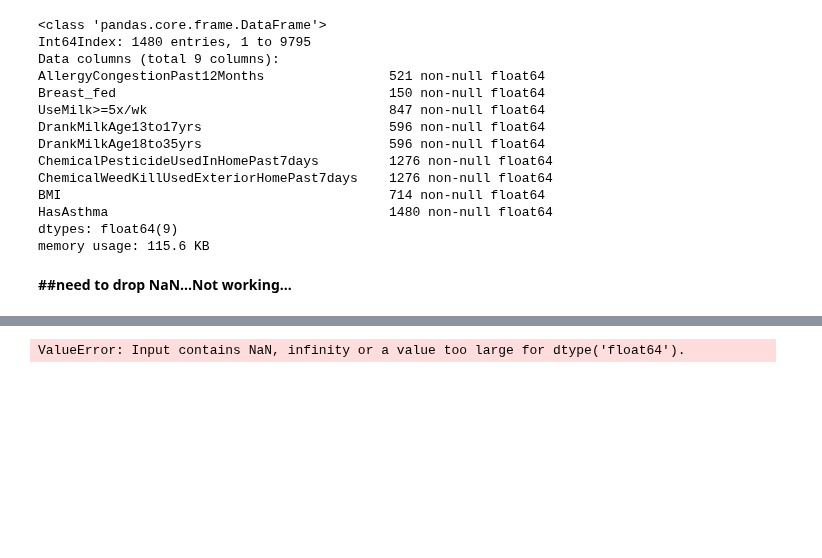
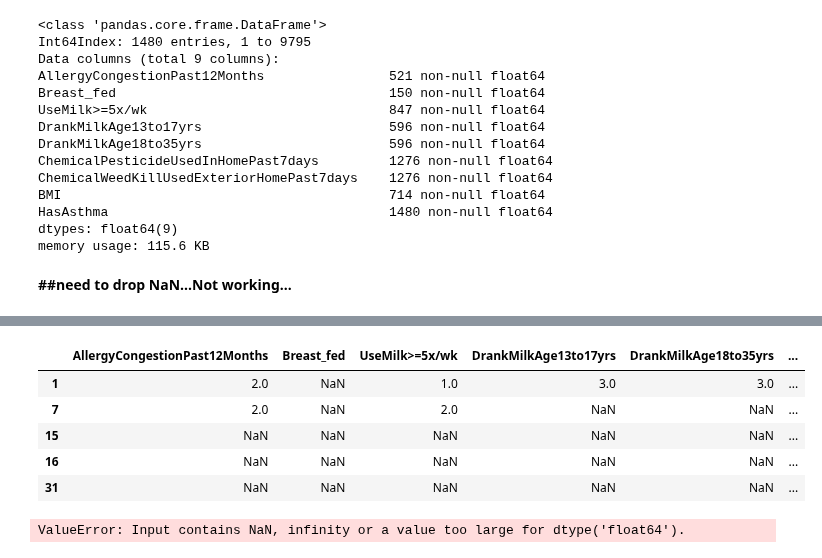
Before and after one commit to mightysquirrely/Capstone-2-Project, a Jupyter notebook: Capstone-2-Work.ipynb, the cells around one changed output, grey strips where cells are left out. Cells and saved outputs as stored; diff of their text form; code cells hidden in the pictures; blank space fills up the shorter version.

```diff
--- a/Capstone-2-Work.ipynb
+++ b/Capstone-2-Work.ipynb
@@ -268,3 +278,13 @@ asthma_yes.tail()
+# %%
+asthma_yes[~asthma_yes.isin(['NaN', 'NaT']).any(axis=1)]
+asthma_yes.head()
+# %% [output]
+|  | AllergyCongestionPast12Months | Breast_fed | UseMilk>=5x/wk | DrankMilkAge13to17yrs | DrankMilkAge18to35yrs | ... |
+| 1 | 2.0 | NaN | 1.0 | 3.0 | 3.0 | ... |
+| 7 | 2.0 | NaN | 2.0 | NaN | NaN | ... |
+| 15 | NaN | NaN | NaN | NaN | NaN | ... |
+| 16 | NaN | NaN | NaN | NaN | NaN | ... |
+| 31 | NaN | NaN | NaN | NaN | NaN | ... |
 # %%
 #data -> attributes, target -> HasAsthma
 
```
Also changed, not shown: parts of 3 cells of this notebook.
